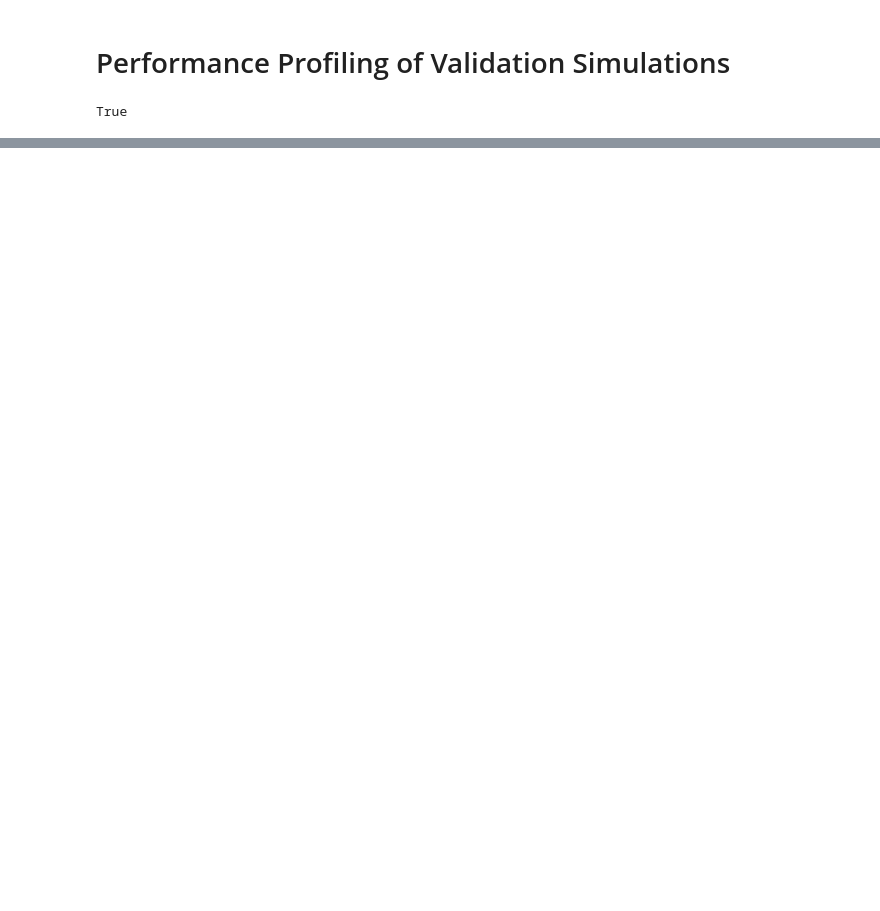
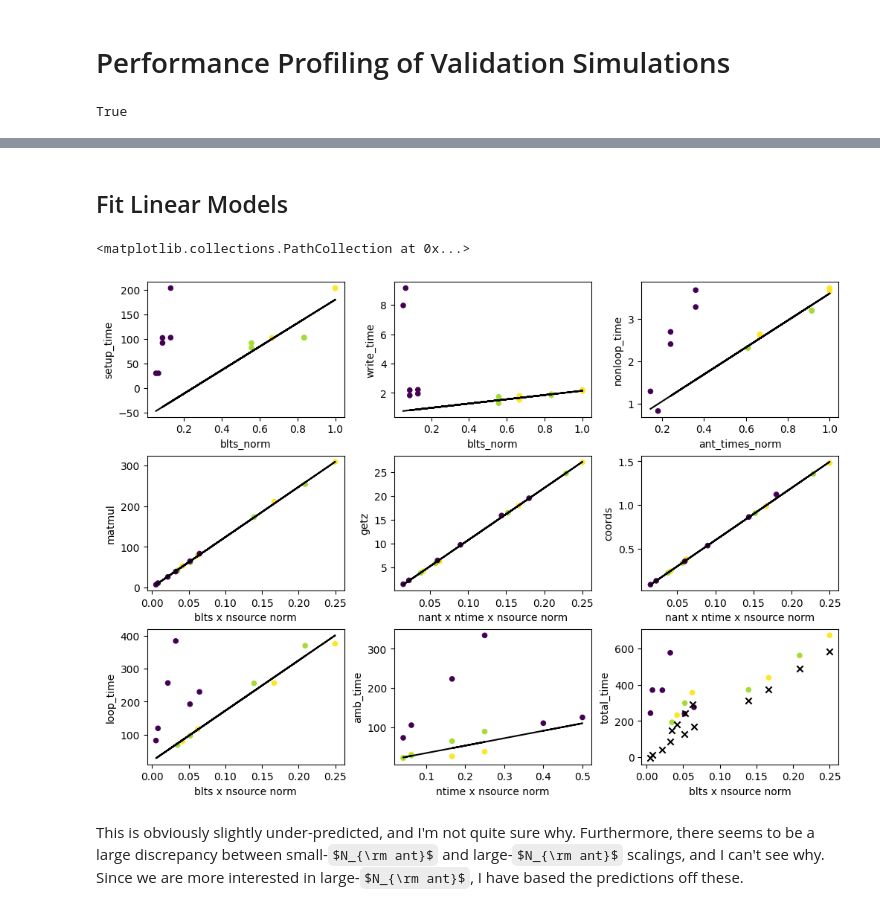
Before and after one commit to RajorshiSChandra/validation-sim, a Jupyter notebook: notebooks/profiling.ipynb, the cells around one changed output, grey strips where cells are left out. Drawn from its saved outputs; the diff is of its cells as text; code cells hidden in the pictures; some formulas as TeX source; blank space fills up the shorter version.

```diff
--- a/notebooks/profiling.ipynb
+++ b/notebooks/profiling.ipynb
@@ -141,7 +177,7 @@ sim_table['nsources'] = 12*sim_table['nside']**2
 # %%
 # Probable H6C parameters
 
-nant_norm = 320
+nant_norm = 350
 ntime_norm = 720
 nside_norm = 512
 # %%
@@ -163,3 +199,6 @@ sim_table['blts x nsource norm'] = sim_table['blts_norm'] * sim_table['nsources_
 
 sim_table['nant x ntime x nsource'] = sim_table['ant_times'] * sim_table['nsources']
 sim_table['nant x ntime x nsource norm'] = sim_table['ant_times_norm'] * sim_table['nsources_norm']
+
+sim_table['ntime x nsource'] = sim_table['ntimes'] * sim_table['nsources']
+sim_table['ntime x nsource norm'] = sim_table['ntimes_norm'] * sim_table['nsources_norm']
@@ -222,0 +223,2 @@ get_lineprof(all_files[0])
+# %% [markdown]
+## Fit Linear Models
@@ -222,0 +234,42 @@ get_lineprof(all_files[0])
+# %%
+setup_scaling = get_fit('blts_norm', 'setup_time')
+write_scaling = get_fit("blts_norm", 'write_time')
+nonloop_scaling = get_fit("ant_times_norm", 'nonloop_time')
+
+matmul_scaling = get_fit("blts x nsource norm", 'matmul', only_large=False)
+getz_scaling = get_fit("nant x ntime x nsource norm", 'getz', only_large=False)
+coord_scaling = get_fit("nant x ntime x nsource norm", 'coords', only_large=False)
+amb_scaling = get_fit("ntime x nsource norm", 'amb_time')
+
+loop_scaling = get_fit("blts x nsource norm", 'loop_time')
+# %%
+def plot_pred(x, y, scaling, ax):
+    sim_table.plot.scatter(x, y, ax=ax, c='nant', cmap='viridis', colorbar=False)
+    pred = scaling.predict(np.array(sim_table[x]).reshape(-1, 1))
+    ax.plot(sim_table[x], pred, color='k')
+    return pred
+# %%
+fig, ax = plt.subplots(3, 3, constrained_layout=True, figsize=(10, 7))
+
+setup_pred = plot_pred('blts_norm', 'setup_time', setup_scaling, ax[0,0])
+write_pred = plot_pred('blts_norm', 'write_time', write_scaling, ax[0,1])
+nonloop_pred = plot_pred("ant_times_norm", 'nonloop_time', nonloop_scaling, ax[0,2])
+
+matmul_pred = plot_pred('blts x nsource norm', 'matmul', matmul_scaling, ax[1,0])
+getz_pred = plot_pred('nant x ntime x nsource norm', 'getz', getz_scaling, ax[1,1])
+coord_pred = plot_pred('nant x ntime x nsource norm', 'coords', coord_scaling, ax[1,2])
+
+loop_pred = plot_pred("blts x nsource norm", 'loop_time', loop_scaling, ax[2, 0])
+amb_pred = plot_pred("ntime x nsource norm", 'amb_time', amb_scaling, ax[2, 1])
+
+sim_table.plot.scatter('blts x nsource norm', 'total_time', ax=ax[2,2], c='nant', cmap='viridis', colorbar=False)
+ax[2, 2].scatter(
+    sim_table['blts x nsource norm'],
+    setup_pred + write_pred + matmul_pred + getz_pred + coord_pred + amb_pred,
+    color='k', marker='x'
+)
+# %% [output]
+<matplotlib.collections.PathCollection at 0x...>
+[figure, added]
+# %% [markdown]
+This is obviously slightly under-predicted, and I'm not quite sure why. Furthermore, there seems to be a large discrepancy between small-$N_{\rm ant}$ and large-$N_{\rm ant}$ scalings, and I can't see why. Since we are more interested in large-$N_{\rm ant}$, I have based the predictions off these.
```
Also changed, not shown: parts of 16 cells of this notebook.
